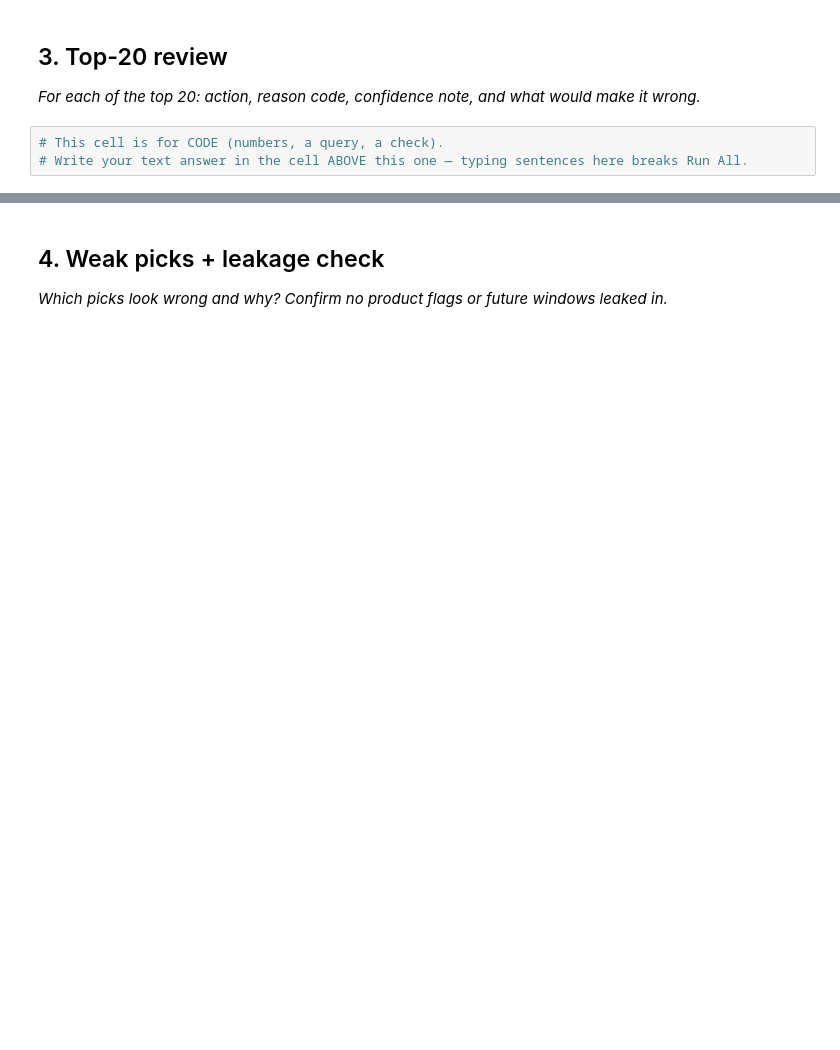
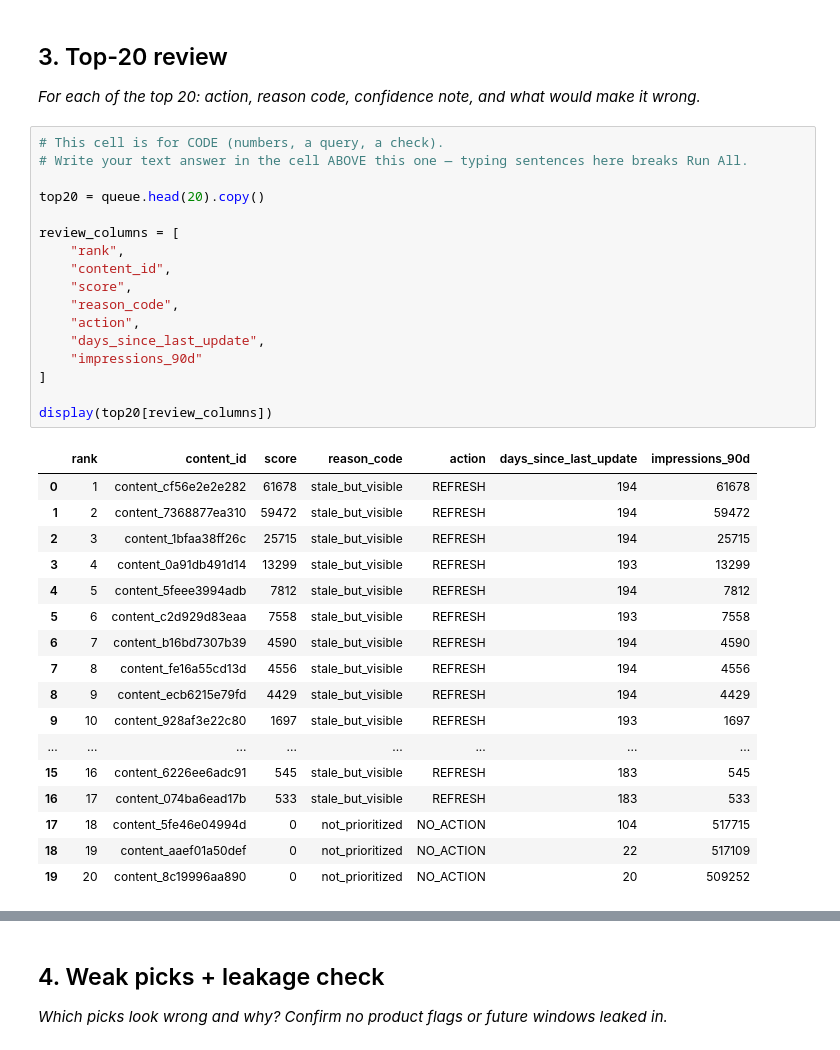
Before and after one commit to Sumit07-git/flyrank-ml-internship, a Jupyter notebook: work/notebooks/w04_baseline_score.ipynb, the cells around one changed output, grey strips where cells are left out. Drawn from its saved outputs; the diff is of its cells as text; blank space fills up the shorter version.

```diff
--- a/work/notebooks/w04_baseline_score.ipynb
+++ b/work/notebooks/w04_baseline_score.ipynb
@@ -181,3 +198,35 @@ OSError: Cannot save file into a non-existent directory: 'work/outputs'
 # %%
 # This cell is for CODE (numbers, a query, a check).
 # Write your text answer in the cell ABOVE this one — typing sentences here breaks Run All.
+
+top20 = queue.head(20).copy()
+
+review_columns = [
+    "rank",
+    "content_id",
+    "score",
+    "reason_code",
+    "action",
+    "days_since_last_update",
+    "impressions_90d"
+]
+
+display(top20[review_columns])
+# %% [output]
+|  | rank | content_id | score | reason_code | action | days_since_last_update | impressions_90d |
+| 0 | 1 | content_cf56e2e2e282 | 61678 | stale_but_visible | REFRESH | 194 | 61678 |
+| 1 | 2 | content_7368877ea310 | 59472 | stale_but_visible | REFRESH | 194 | 59472 |
+| 2 | 3 | content_1bfaa38ff26c | 25715 | stale_but_visible | REFRESH | 194 | 25715 |
+| 3 | 4 | content_0a91db491d14 | 13299 | stale_but_visible | REFRESH | 193 | 13299 |
+| 4 | 5 | content_5feee3994adb | 7812 | stale_but_visible | REFRESH | 194 | 7812 |
+| 5 | 6 | content_c2d929d83eaa | 7558 | stale_but_visible | REFRESH | 193 | 7558 |
+| 6 | 7 | content_b16bd7307b39 | 4590 | stale_but_visible | REFRESH | 194 | 4590 |
+| 7 | 8 | content_fe16a55cd13d | 4556 | stale_but_visible | REFRESH | 194 | 4556 |
+| 8 | 9 | content_ecb6215e79fd | 4429 | stale_but_visible | REFRESH | 194 | 4429 |
+| 9 | 10 | content_928af3e22c80 | 1697 | stale_but_visible | REFRESH | 193 | 1697 |
+| ... | ... | ... | ... | ... | ... | ... | ... |
+| 15 | 16 | content_6226ee6adc91 | 545 | stale_but_visible | REFRESH | 183 | 545 |
+| 16 | 17 | content_074ba6ead17b | 533 | stale_but_visible | REFRESH | 183 | 533 |
+| 17 | 18 | content_5fe46e04994d | 0 | not_prioritized | NO_ACTION | 104 | 517715 |
+| 18 | 19 | content_aaef01a50def | 0 | not_prioritized | NO_ACTION | 22 | 517109 |
+| 19 | 20 | content_8c19996aa890 | 0 | not_prioritized | NO_ACTION | 20 | 509252 |
```
Also changed, not shown: parts of 5 cells of this notebook.
